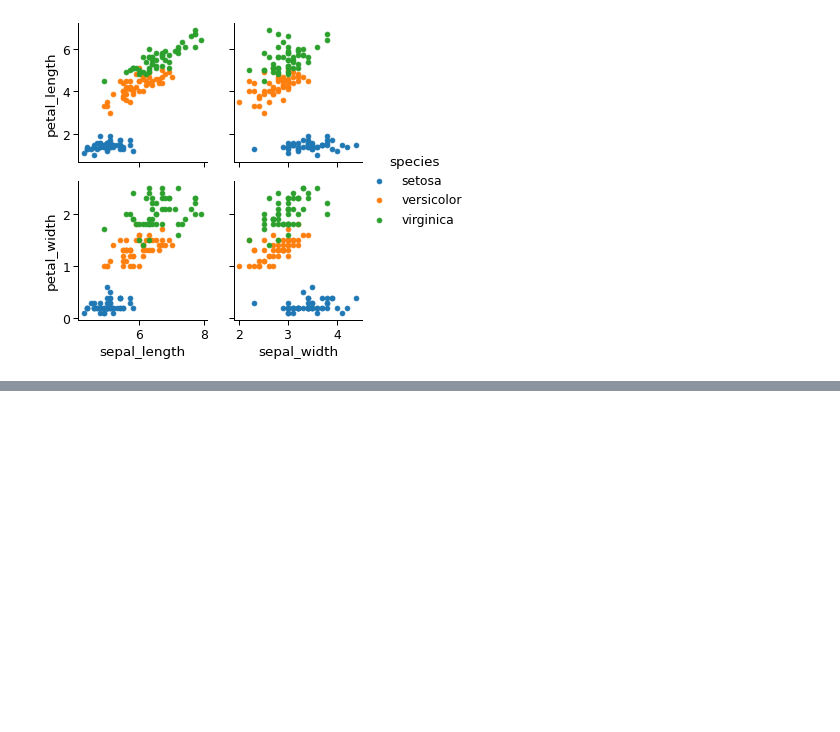
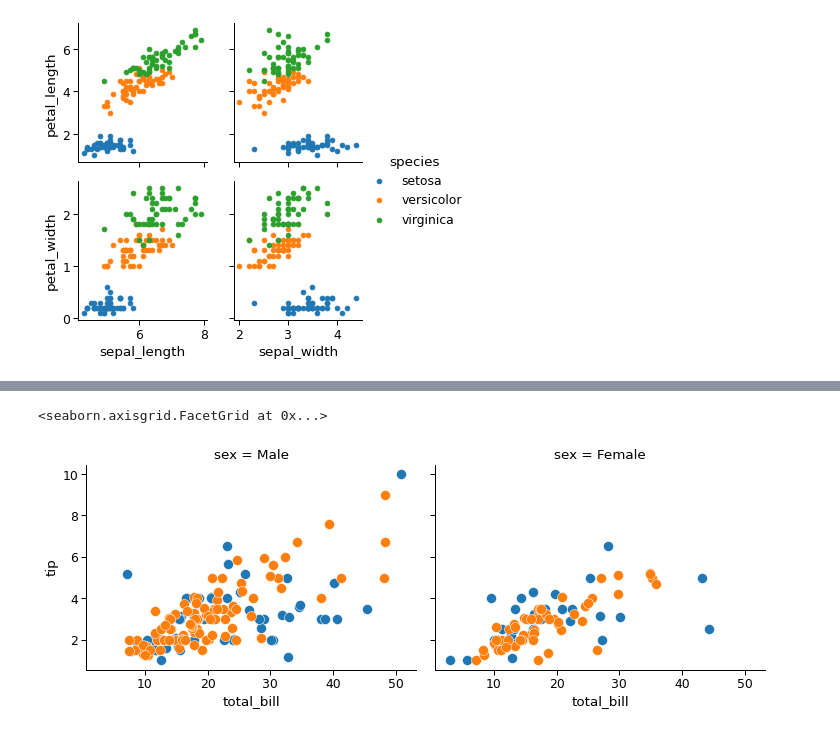
Before and after one commit to ShakilM26/Data-Visualization, a Jupyter notebook: seaborn/seaborn_all.ipynb, the cells around one changed output, grey strips where cells are left out. Drawn from its saved outputs; the diff is of its cells as text; code cells hidden in the pictures; blank space fills up the shorter version.

```diff
--- a/seaborn/seaborn_all.ipynb
+++ b/seaborn/seaborn_all.ipynb
@@ -212,0 +225,10 @@ ir.add_legend()
+# %%
+# Facet Grid
+
+kws = dict(s=100, linewidth=.5, edgecolor='w')
+fg = sns.FacetGrid(tips, col='sex', hue='smoker', height=4, aspect=1.3,
+                   hue_order=['Yes', 'No'])
+fg.map(plt.scatter, 'total_bill', 'tip', **kws)
+# %% [output]
+<seaborn.axisgrid.FacetGrid at 0x...>
+[figure, added]
```
Also changed, not shown: parts of 5 cells of this notebook.
